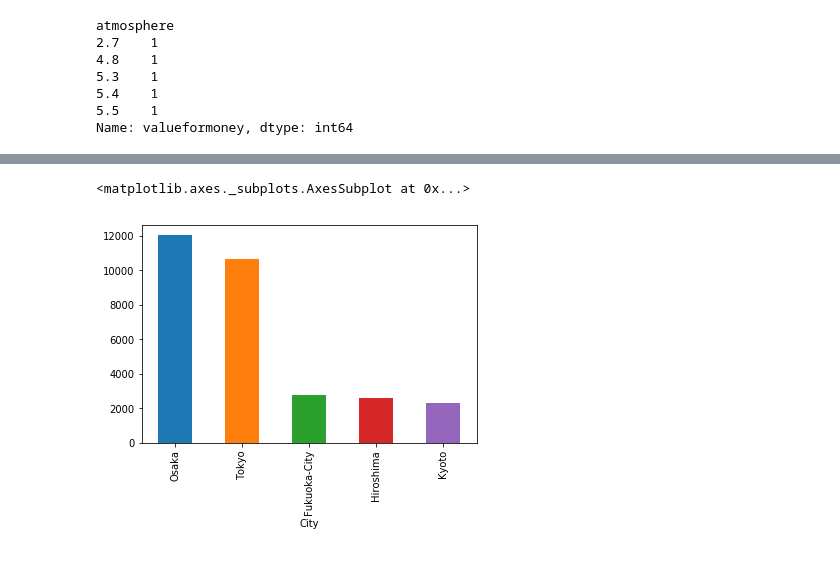
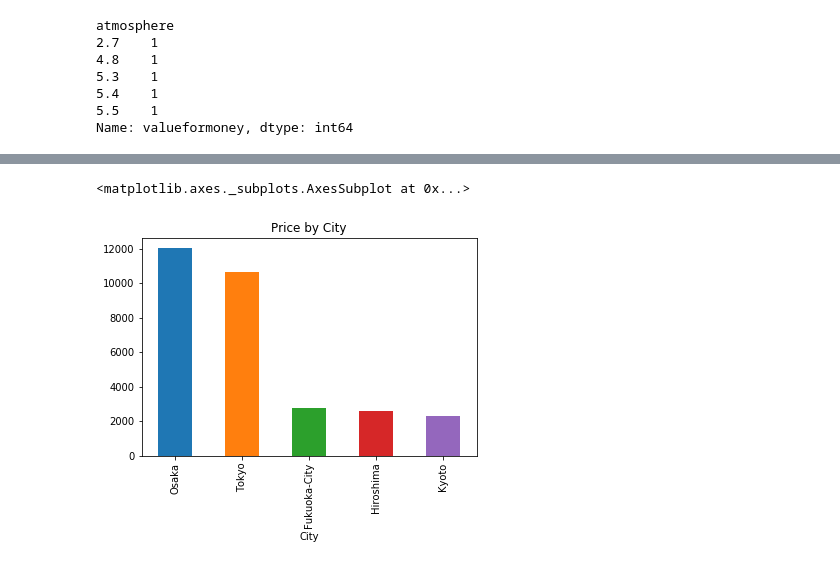
Before and after one commit to mollymetz/dad, a Jupyter notebook: Homework 2.ipynb, the cells around one changed output, grey strips where cells are left out. Cells and saved outputs as stored; diff of their text form; code cells hidden in the pictures.

```diff
--- a/Homework 2.ipynb
+++ b/Homework 2.ipynb
@@ -167,7 +167,7 @@ u5.nlargest(10, 'summary.score')
 | 290 | 291 | Shibamata FU-TEN Bed and Local | Tokyo | 3000 | 18.5km from city centre | 4.9 | Rating | 2.0 | ... |
 | 67 | 68 | Ezstay Osaka | Osaka | 2000 | 4.6km from city centre | 3.1 | Rating | 2.0 | ... |
 # %%
-japan.groupby('City')['price.from'].mean().sort_values(ascending = False).plot(kind = 'bar')
+japan.groupby('City')['price.from'].mean().sort_values(ascending = False).plot(kind = 'bar', title = 'Price by City')
 # %% [output]
 <matplotlib.axes._subplots.AxesSubplot at 0x...>
-[figure, old version]
+[figure, new version]
```
